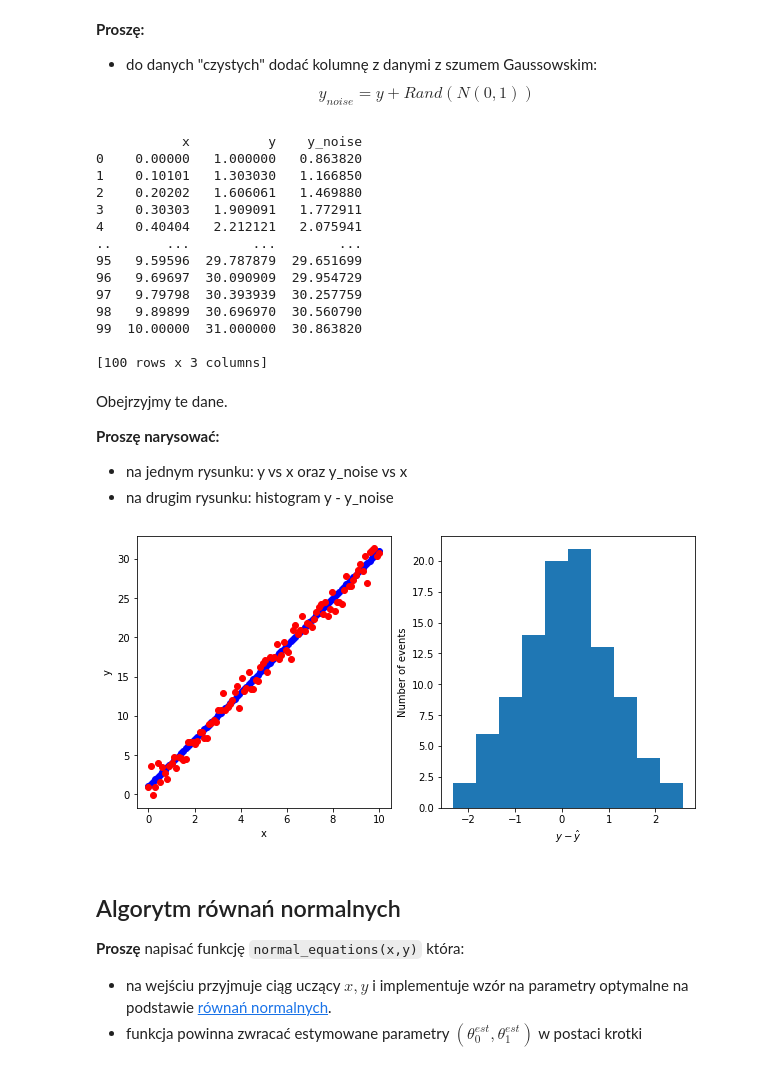
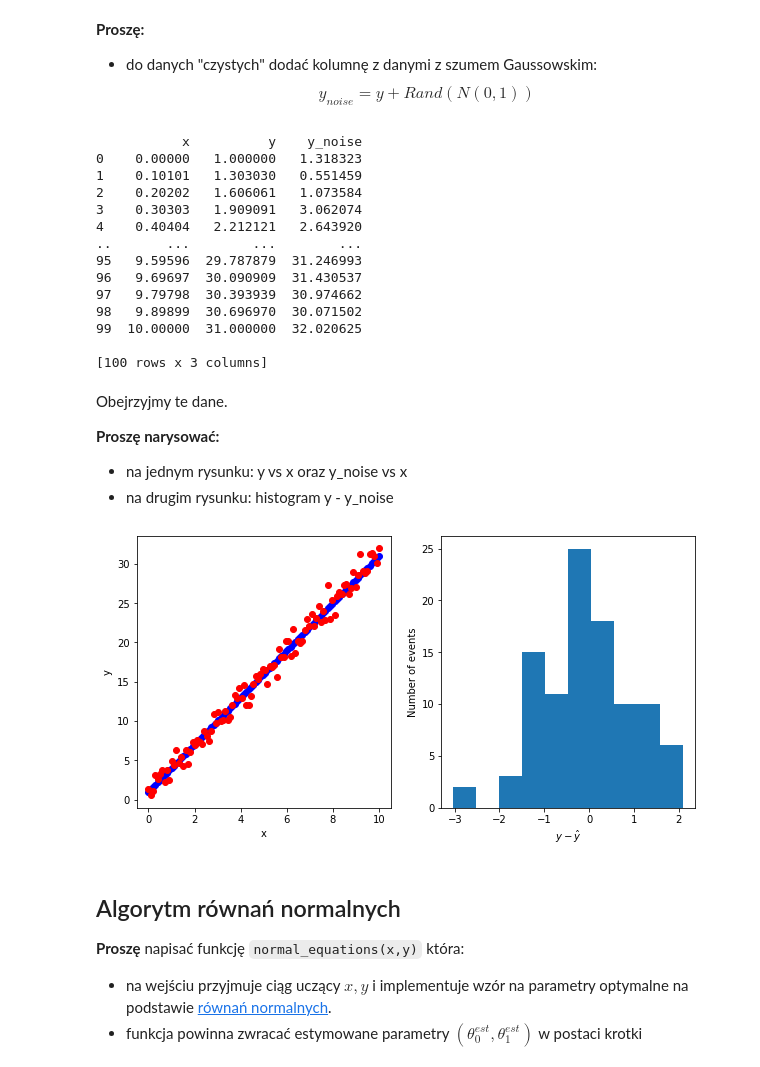
Before and after one commit to bkasza/Uczenie_maszynowe, a Jupyter notebook: 02_Regresja_liniowa.ipynb, the cells around one changed output. Saved outputs shown, nothing was run; the diff lists cells and outputs as text; code cells hidden in the pictures.

````diff
--- a/02_Regresja_liniowa.ipynb
+++ b/02_Regresja_liniowa.ipynb
@@ -50,22 +50,22 @@ df["y"] = theta[0] + df["x"]*theta[1]
 
 * do danych "czystych" dodać kolumnę z danymi z szumem Gaussowskim: $$ y_{noise} = y + Rand(N(0,1)) $$
 # %%
-...
-df["y_noise"] = df["y"] + np.random.normal()
+df["y_noise"] = df["y"] + np.random.randn(nPoints)
+
 print(df)
 # %% [output]
            x          y    y_noise
-0    0.00000   1.000000   0.863820
-1    0.10101   1.303030   1.166850
-2    0.20202   1.606061   1.469880
-3    0.30303   1.909091   1.772911
-4    0.40404   2.212121   2.075941
+0    0.00000   1.000000   1.318323
+1    0.10101   1.303030   0.551459
+2    0.20202   1.606061   1.073584
+3    0.30303   1.909091   3.062074
+4    0.40404   2.212121   2.643920
 ..       ...        ...        ...
-95   9.59596  29.787879  29.651699
-96   9.69697  30.090909  29.954729
-97   9.79798  30.393939  30.257759
-98   9.89899  30.696970  30.560790
-99  10.00000  31.000000  30.863820
+95   9.59596  29.787879  31.246993
+96   9.69697  30.090909  31.430537
+97   9.79798  30.393939  30.974662
+98   9.89899  30.696970  30.071502
+99  10.00000  31.000000  32.020625
 
 [100 rows x 3 columns]
 # %% [markdown]
@@ -77,14 +77,16 @@ Obejrzyjmy te dane.
 # %%
 fig, axes = plt.subplots(1,2, figsize=(10,5))
 
-...
+#BEGIN_SOLUTION
+axes[0].plot(df["x"], df["y"], 'bo', df["x"], df["y_noise"], 'ro');
+axes[1].hist(df["y"] - df["y_noise"]);
 
 axes[0].set_xlabel("x")
 axes[0].set_ylabel("y")
 axes[1].set_xlabel(r'$y - \hat{y}$')
 axes[1].set_ylabel("Number of events");
 # %% [output]
-[figure, old version]
+[figure, new version]
 # %% [markdown]
 ## Algorytm równań normalnych
 **Proszę** napisać funkcję ```normal_equations(x,y)``` która:
````
Also changed, not shown: parts of 1 cell of this notebook.
